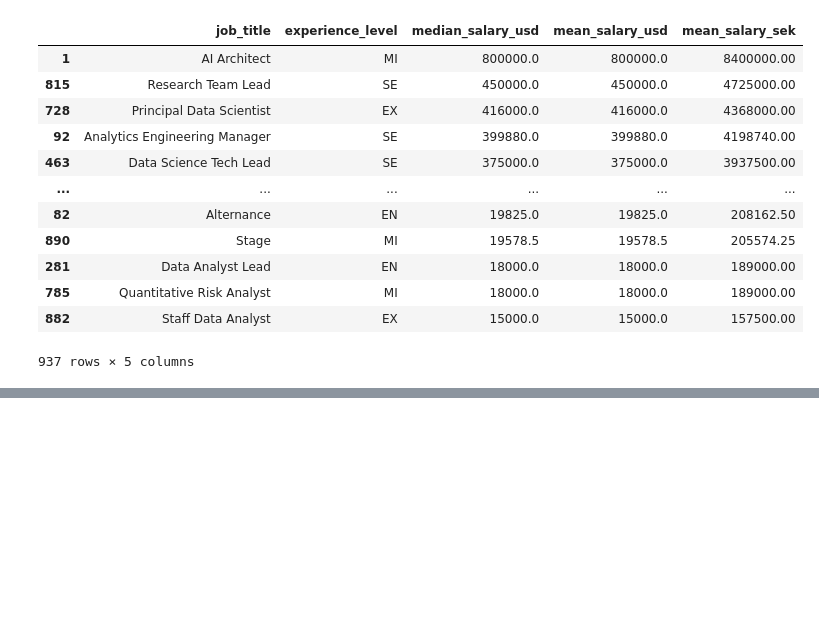
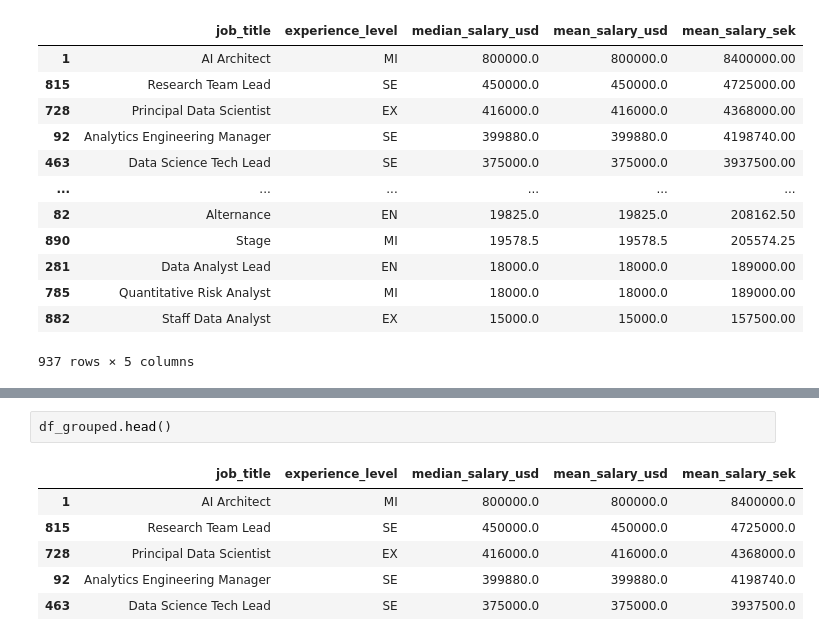
Before and after one commit to glennart8/ai_engineering_henrik_pilback, a Jupyter notebook: Exercises/exercise_0_1.ipynb, the cells around one changed output, grey strips where cells are left out. Cells and saved outputs as stored; diff of their text form; blank space fills up the shorter version.

```diff
--- a/Exercises/exercise_0_1.ipynb
+++ b/Exercises/exercise_0_1.ipynb
@@ -181,0 +184,9 @@ df_grouped
+# %%
+df_grouped.head()
+# %% [output]
+|  | job_title | experience_level | median_salary_usd | mean_salary_usd | mean_salary_sek |
+| 1 | AI Architect | MI | 800000.0 | 800000.0 | 8400000.0 |
+| 815 | Research Team Lead | SE | 450000.0 | 450000.0 | 4725000.0 |
+| 728 | Principal Data Scientist | EX | 416000.0 | 416000.0 | 4368000.0 |
+| 92 | Analytics Engineering Manager | SE | 399880.0 | 399880.0 | 4198740.0 |
+| 463 | Data Science Tech Lead | SE | 375000.0 | 375000.0 | 3937500.0 |
```
Also changed, not shown: parts of 14 cells of this notebook.
